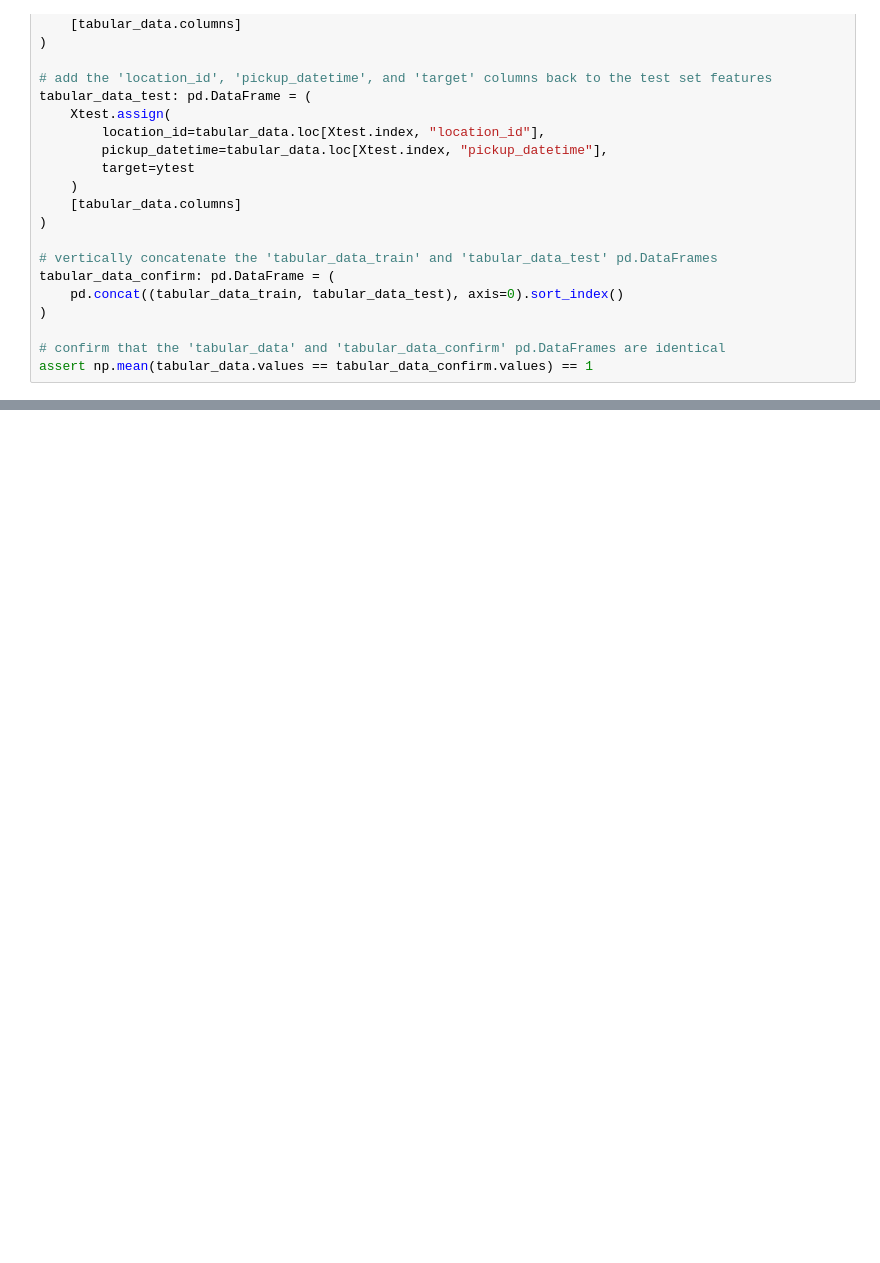
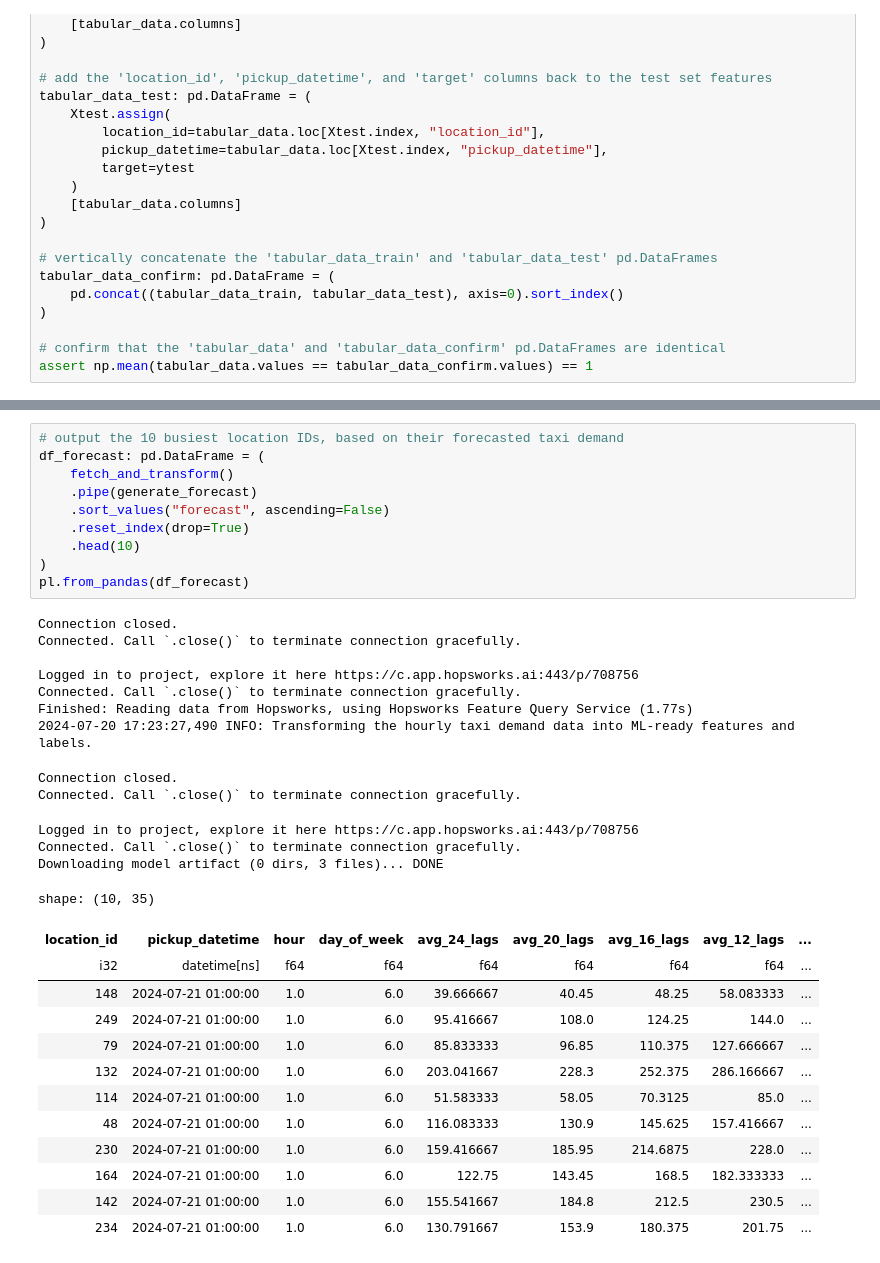
Before and after one commit to ncheymbamalu/taxi-demand-forecasting, a Jupyter notebook: notebooks/taxi_demand_forecasting.ipynb, the cells around one changed output, grey strips where cells are left out. Saved outputs shown, nothing was run; the diff lists cells and outputs as text; blank space fills up the shorter version.

```diff
--- a/notebooks/taxi_demand_forecasting.ipynb
+++ b/notebooks/taxi_demand_forecasting.ipynb
@@ -391,0 +453,36 @@ assert np.mean(tabular_data.values == tabular_data_confirm.values) == 1
+# %%
+# output the 10 busiest location IDs, based on their forecasted taxi demand
+df_forecast: pd.DataFrame = (
+    fetch_and_transform()
+    .pipe(generate_forecast)
+    .sort_values("forecast", ascending=False)
+    .reset_index(drop=True)
+    .head(10)
+)
+pl.from_pandas(df_forecast)
+# %% [output]
+Connection closed.
+Connected. Call `.close()` to terminate connection gracefully.
+
+Logged in to project, explore it here https://c.app.hopsworks.ai:443/p/708756
+Connected. Call `.close()` to terminate connection gracefully.
+Finished: Reading data from Hopsworks, using Hopsworks Feature Query Service (1.77s)
+2024-07-20 17:23:27,490 INFO: Transforming the hourly taxi demand data into ML-ready features and labels.
+Connection closed.
+Connected. Call `.close()` to terminate connection gracefully.
+Logged in to project, explore it here https://c.app.hopsworks.ai:443/p/708756
+Connected. Call `.close()` to terminate connection gracefully.
+Downloading model artifact (0 dirs, 3 files)... DONE
+shape: (10, 35)
+| location_id | pickup_datetime | hour | day_of_week | avg_24_lags | avg_20_lags | avg_16_lags | avg_12_lags | ... |
+| i32 | datetime[ns] | f64 | f64 | f64 | f64 | f64 | f64 | ... |
+| 148 | 2024-07-21 01:00:00 | 1.0 | 6.0 | 39.666667 | 40.45 | 48.25 | 58.083333 | ... |
+| 249 | 2024-07-21 01:00:00 | 1.0 | 6.0 | 95.416667 | 108.0 | 124.25 | 144.0 | ... |
+| 79 | 2024-07-21 01:00:00 | 1.0 | 6.0 | 85.833333 | 96.85 | 110.375 | 127.666667 | ... |
+| 132 | 2024-07-21 01:00:00 | 1.0 | 6.0 | 203.041667 | 228.3 | 252.375 | 286.166667 | ... |
+| 114 | 2024-07-21 01:00:00 | 1.0 | 6.0 | 51.583333 | 58.05 | 70.3125 | 85.0 | ... |
+| 48 | 2024-07-21 01:00:00 | 1.0 | 6.0 | 116.083333 | 130.9 | 145.625 | 157.416667 | ... |
+| 230 | 2024-07-21 01:00:00 | 1.0 | 6.0 | 159.416667 | 185.95 | 214.6875 | 228.0 | ... |
+| 164 | 2024-07-21 01:00:00 | 1.0 | 6.0 | 122.75 | 143.45 | 168.5 | 182.333333 | ... |
+| 142 | 2024-07-21 01:00:00 | 1.0 | 6.0 | 155.541667 | 184.8 | 212.5 | 230.5 | ... |
+| 234 | 2024-07-21 01:00:00 | 1.0 | 6.0 | 130.791667 | 153.9 | 180.375 | 201.75 | ... |
```
Also changed, not shown: parts of 8 cells of this notebook, 10 other files.
